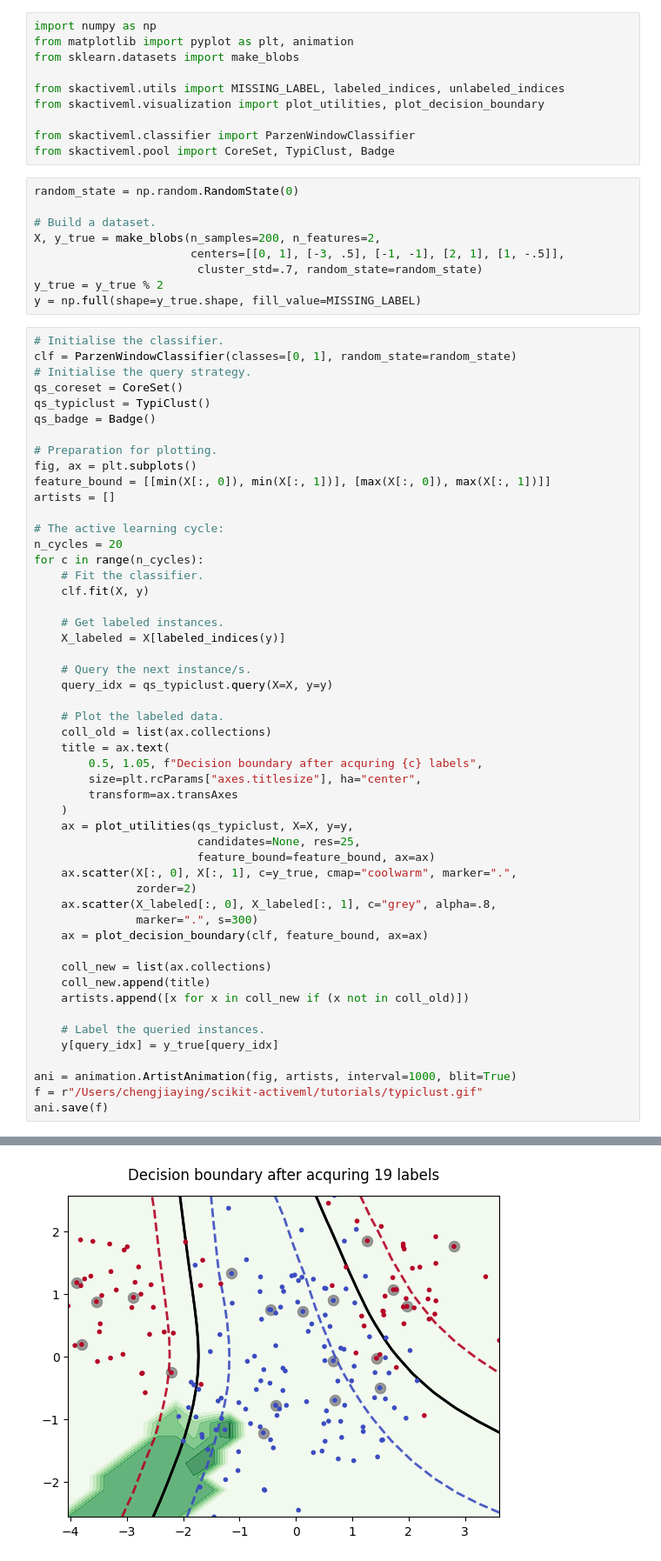
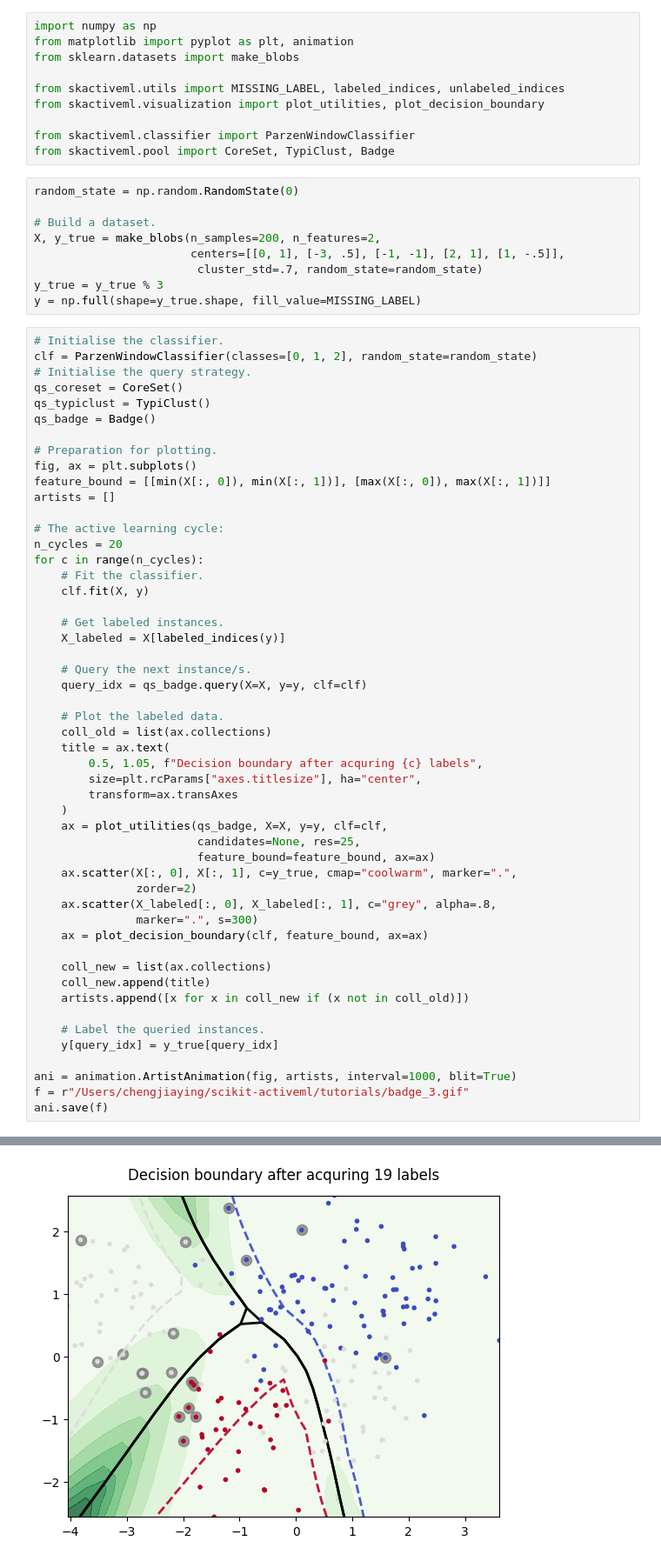
Before and after one commit to Cheng-JY/scikit-activeml, a Jupyter notebook: tutorials/06_pool_al_gif.ipynb, the cells around one changed output, grey strips where cells are left out. Shown: that part at 87% size. Saved outputs shown, nothing was run; the diff lists cells and outputs as text.

```diff
--- a/tutorials/06_pool_al_gif.ipynb
+++ b/tutorials/06_pool_al_gif.ipynb
@@ -15,11 +15,11 @@ random_state = np.random.RandomState(0)
 X, y_true = make_blobs(n_samples=200, n_features=2,
                        centers=[[0, 1], [-3, .5], [-1, -1], [2, 1], [1, -.5]],
                         cluster_std=.7, random_state=random_state)
-y_true = y_true % 2
+y_true = y_true % 3
 y = np.full(shape=y_true.shape, fill_value=MISSING_LABEL)
 # %%
 # Initialise the classifier.
-clf = ParzenWindowClassifier(classes=[0, 1], random_state=random_state)
+clf = ParzenWindowClassifier(classes=[0, 1, 2], random_state=random_state)
 # Initialise the query strategy.
 qs_coreset = CoreSet()
 qs_typiclust = TypiClust()
@@ -40,7 +40,7 @@ for c in range(n_cycles):
     X_labeled = X[labeled_indices(y)]
 
     # Query the next instance/s.
-    query_idx = qs_typiclust.query(X=X, y=y)
+    query_idx = qs_badge.query(X=X, y=y, clf=clf)
 
     # Plot the labeled data.
     coll_old = list(ax.collections)
@@ -49,7 +49,7 @@ for c in range(n_cycles):
         size=plt.rcParams["axes.titlesize"], ha="center",
         transform=ax.transAxes
     )
-    ax = plot_utilities(qs_typiclust, X=X, y=y,
+    ax = plot_utilities(qs_badge, X=X, y=y, clf=clf,
                         candidates=None, res=25,
                         feature_bound=feature_bound, ax=ax)
     ax.scatter(X[:, 0], X[:, 1], c=y_true, cmap="coolwarm", marker=".",
@@ -66,6 +66,6 @@ for c in range(n_cycles):
     y[query_idx] = y_true[query_idx]
 
 ani = animation.ArtistAnimation(fig, artists, interval=1000, blit=True)
-f = r"/Users/chengjiaying/scikit-activeml/tutorials/typiclust.gif"
+f = r"/Users/chengjiaying/scikit-activeml/tutorials/badge_3.gif"
 ani.save(f)
 # %% [output]
@@ -88,2 +72,2 @@ ani.save(f)
 MovieWriter ffmpeg unavailable; using Pillow instead.
-[figure, old version]
+[figure, new version]
```
Also changed, not shown: parts of 1 cell of this notebook, 1 other file.
